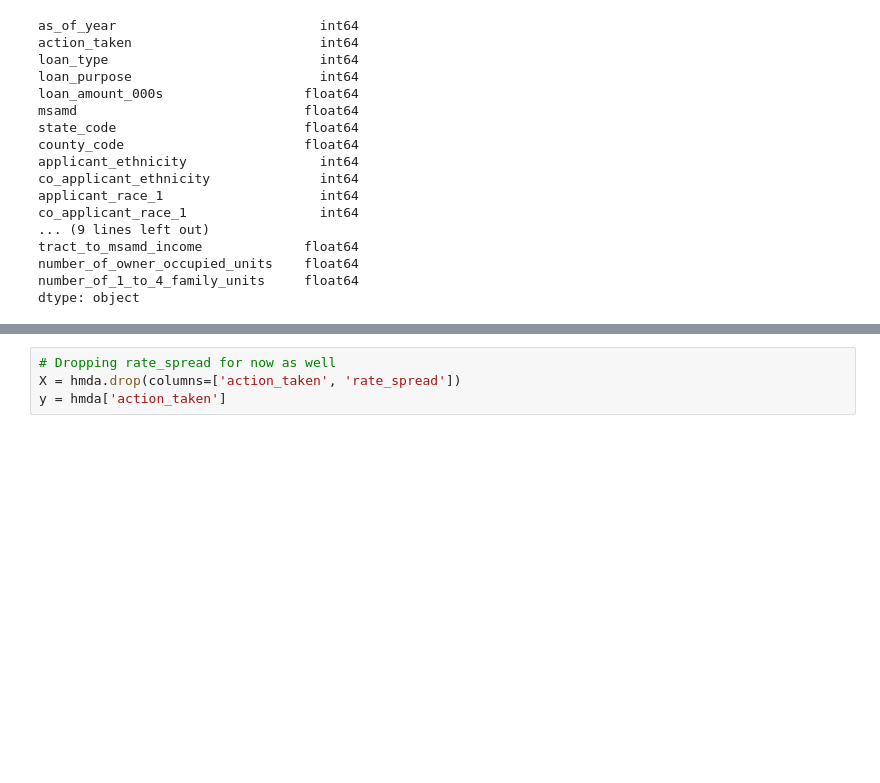
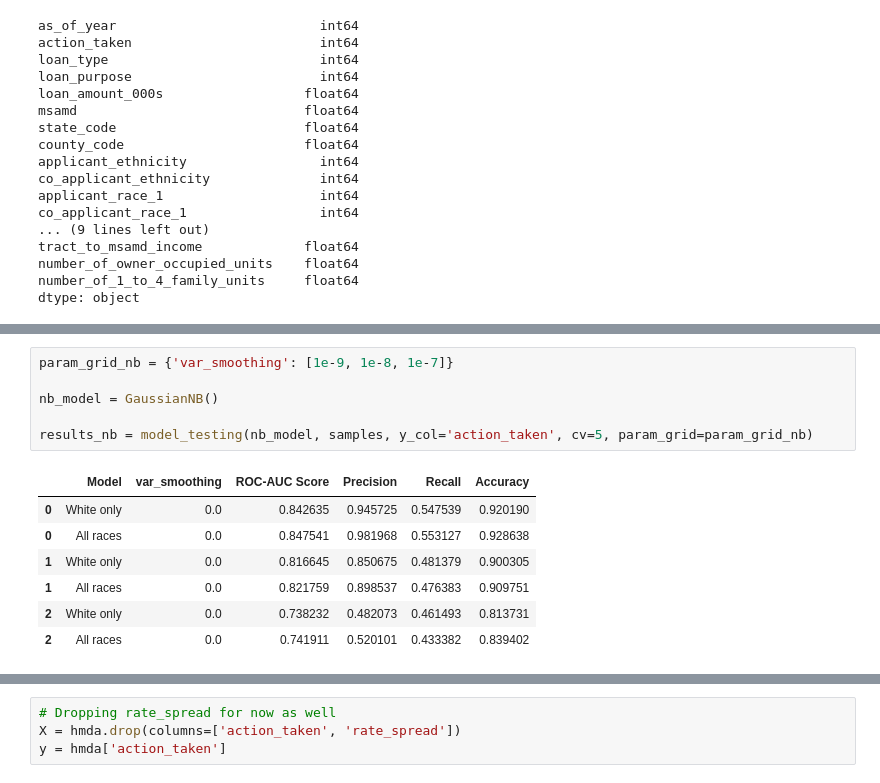
Before and after one commit to Hridanshkhaitan/Analyzing_Loan_Bias_ML, a Jupyter notebook: ECO482_model_training (1).ipynb, the cells around one changed output, grey strips where cells are left out. Cells and saved outputs as stored; diff of their text form; blank space fills up the shorter version.

```diff
--- a/ECO482_model_training (1).ipynb
+++ b/ECO482_model_training (1).ipynb
@@ -226,0 +291,14 @@ Confusion Matrix
+# %%
+param_grid_nb = {'var_smoothing': [1e-9, 1e-8, 1e-7]}
+
+nb_model = GaussianNB()
+
+results_nb = model_testing(nb_model, samples, y_col='action_taken', cv=5, param_grid=param_grid_nb)
+# %% [output]
+|  | Model | var_smoothing | ROC-AUC Score | Precision | Recall | Accuracy |
+| 0 | White only | 0.0 | 0.842635 | 0.945725 | 0.547539 | 0.920190 |
+| 0 | All races | 0.0 | 0.847541 | 0.981968 | 0.553127 | 0.928638 |
+| 1 | White only | 0.0 | 0.816645 | 0.850675 | 0.481379 | 0.900305 |
+| 1 | All races | 0.0 | 0.821759 | 0.898537 | 0.476383 | 0.909751 |
+| 2 | White only | 0.0 | 0.738232 | 0.482073 | 0.461493 | 0.813731 |
+| 2 | All races | 0.0 | 0.741911 | 0.520101 | 0.433382 | 0.839402 |
```
Also changed, not shown: parts of 8 cells of this notebook.
